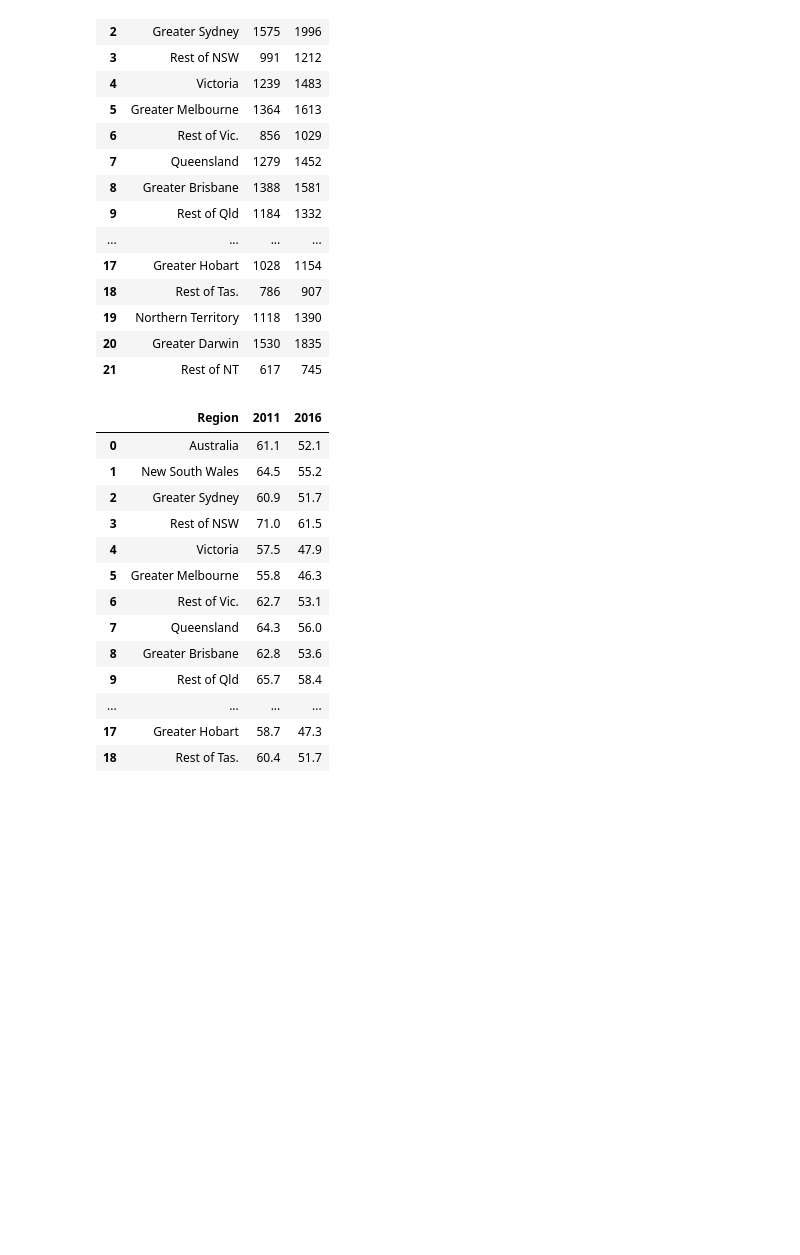
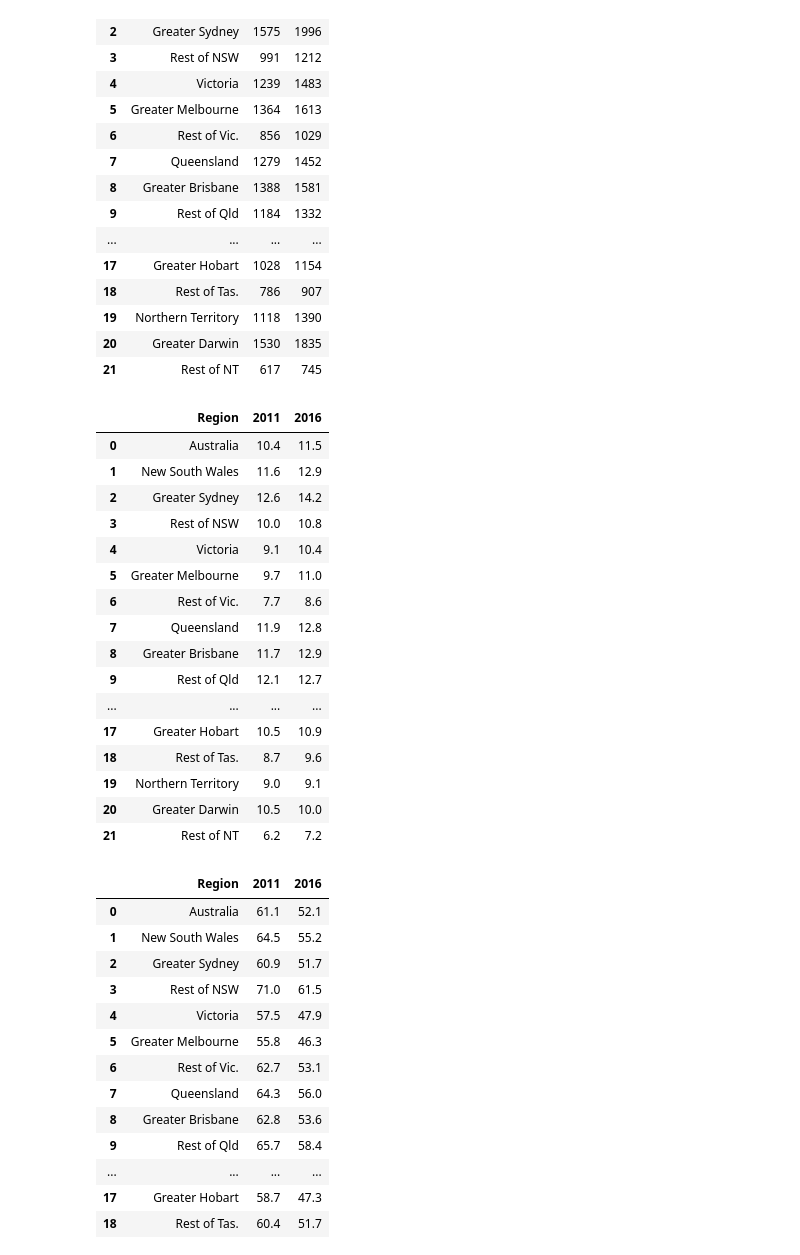
Before and after one commit to NathanJPotter/Team-Project-1, a Jupyter notebook: Project 1.ipynb, the cells around one changed output. Drawn from its saved outputs; the diff is of its cells as text; code cells hidden in the pictures; blank space fills up the shorter version.

```diff
--- a/Project 1.ipynb
+++ b/Project 1.ipynb
@@ -164,6 +190,27 @@ rental_data_df
 | 19 | Northern Territory | 1118 | 1390 |
 | 20 | Greater Darwin | 1530 | 1835 |
 | 21 | Rest of NT | 617 | 745 |
+# %%
+# % households with rent payments greater than or equal to 30% of household income
+rental_stress_df
+# %% [output]
+|  | Region | 2011 | 2016 |
+| 0 | Australia | 10.4 | 11.5 |
+| 1 | New South Wales | 11.6 | 12.9 |
+| 2 | Greater Sydney | 12.6 | 14.2 |
+| 3 | Rest of NSW | 10.0 | 10.8 |
+| 4 | Victoria | 9.1 | 10.4 |
+| 5 | Greater Melbourne | 9.7 | 11.0 |
+| 6 | Rest of Vic. | 7.7 | 8.6 |
+| 7 | Queensland | 11.9 | 12.8 |
+| 8 | Greater Brisbane | 11.7 | 12.9 |
+| 9 | Rest of Qld | 12.1 | 12.7 |
+| ... | ... | ... | ... |
+| 17 | Greater Hobart | 10.5 | 10.9 |
+| 18 | Rest of Tas. | 8.7 | 9.6 |
+| 19 | Northern Territory | 9.0 | 9.1 |
+| 20 | Greater Darwin | 10.5 | 10.0 |
+| 21 | Rest of NT | 6.2 | 7.2 |
 # %%
 # percentage of residents who identify as Christian
 christian_data
```
Also changed, not shown: parts of 3 cells of this notebook, 2 other files.
